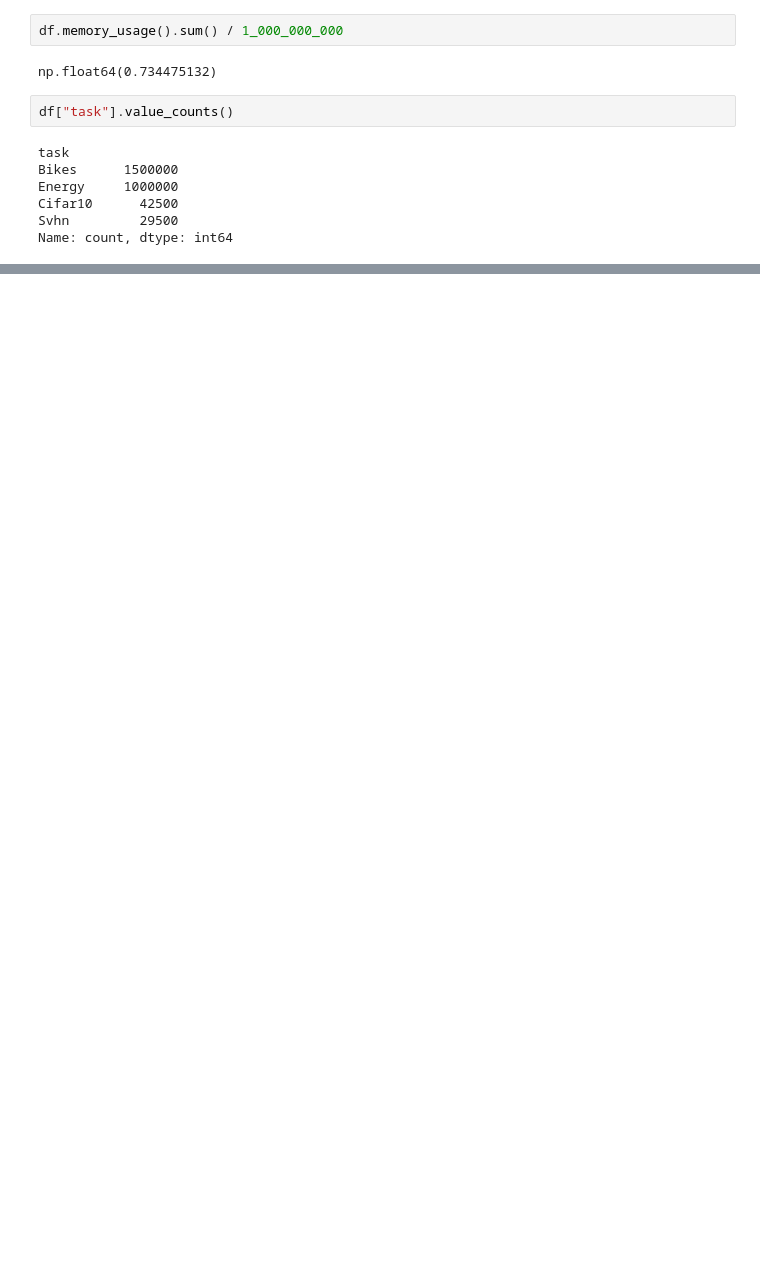
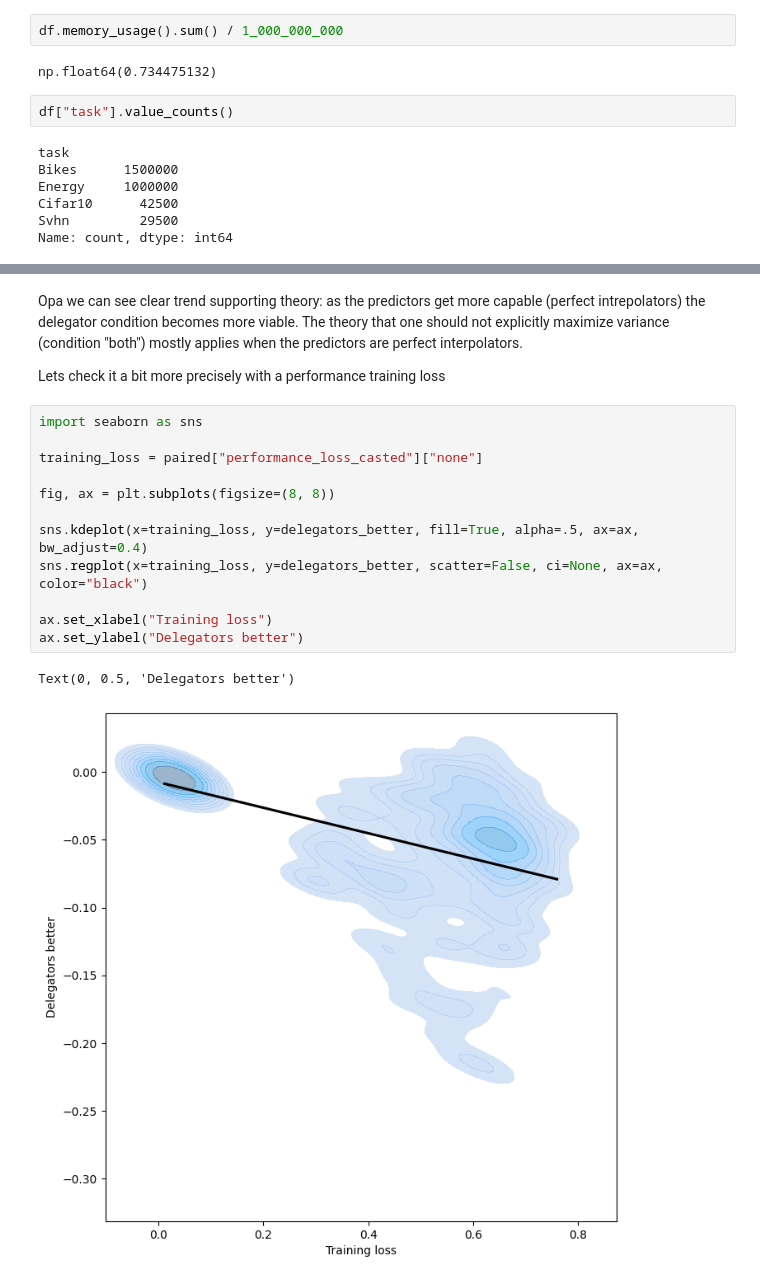
Before and after one commit to viktorvesely/liquid, a Jupyter notebook: liquid_jax/experiment_aggregation.ipynb, the cells around one changed output, grey strips where cells are left out. Saved outputs shown, nothing was run; the diff lists cells and outputs as text; blank space fills up the shorter version.

```diff
--- a/liquid_jax/experiment_aggregation.ipynb
+++ b/liquid_jax/experiment_aggregation.ipynb
@@ -746,0 +459,19 @@ delegators
+# %% [markdown]
+Opa we can see clear trend supporting theory: as the predictors get more capable (perfect intrepolators) the delegator condition becomes more viable. The theory that one should not explicitly maximize variance (condition "both") mostly applies when the predictors are perfect interpolators.
+
+Lets check it a bit more precisely with a performance training loss
+# %%
+import seaborn as sns
+
+training_loss = paired["performance_loss_casted"]["none"]
+
+fig, ax = plt.subplots(figsize=(8, 8))
+
+sns.kdeplot(x=training_loss, y=delegators_better, fill=True, alpha=.5, ax=ax, bw_adjust=0.4)
+sns.regplot(x=training_loss, y=delegators_better, scatter=False, ci=None, ax=ax, color="black")
+
+ax.set_xlabel("Training loss")
+ax.set_ylabel("Delegators better")
+# %% [output]
+Text(0, 0.5, 'Delegators better')
+[figure, added]
```
Also changed, not shown: parts of 29 cells of this notebook, 2 other files.
